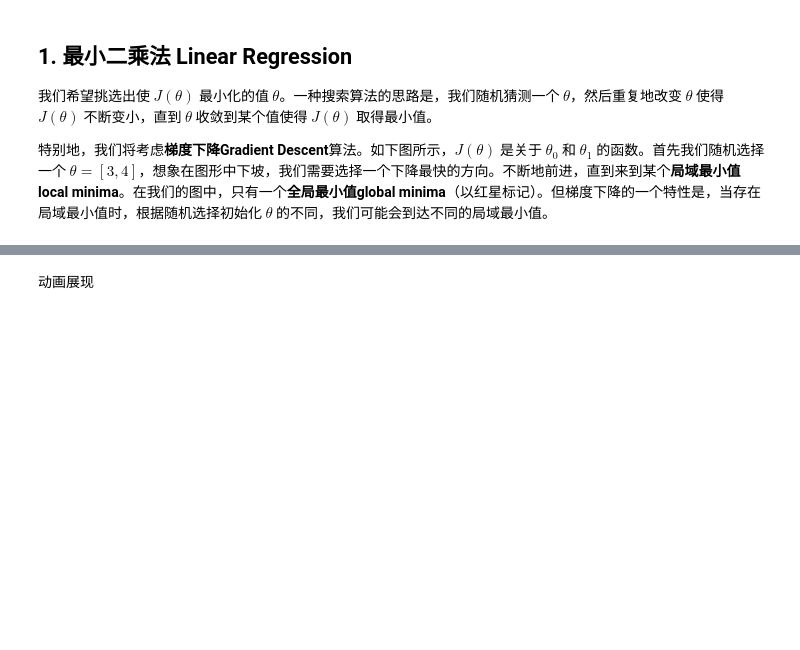
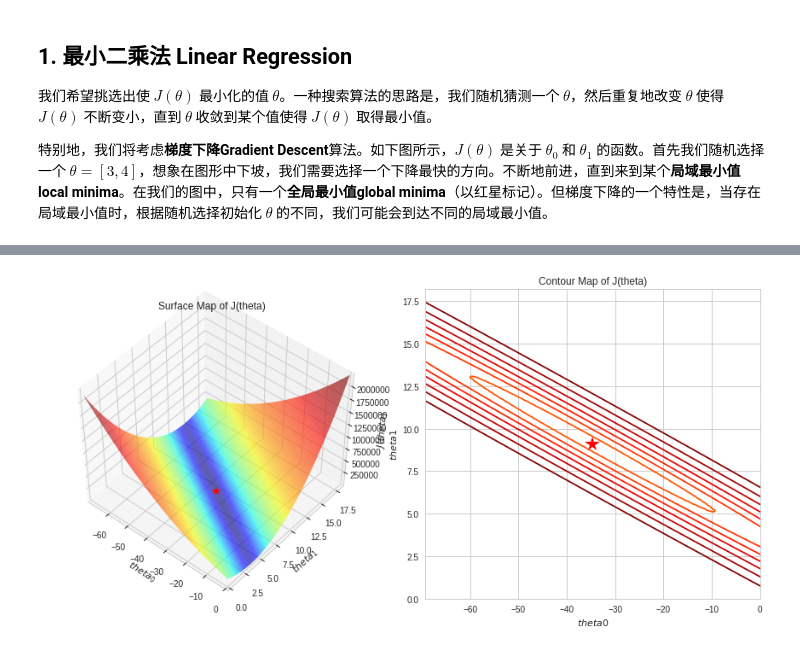
Before and after one commit to Youngyi/MachineLearning-1, a Jupyter notebook: Linear Regression.ipynb, the cells around one changed output, grey strips where cells are left out. Drawn from its saved outputs; the diff is of its cells as text; code cells hidden in the pictures; blank space fills up the shorter version.

```diff
--- a/Linear Regression.ipynb
+++ b/Linear Regression.ipynb
@@ -156,2 +102,66 @@ plt.show()
-# %% [markdown]
-动画展现
+# %%
+# 读取训练集和目标变量
+X, y = df[["RM"]].values, df["Price"].values
+m, n = X.shape
+# 增加截距列
+X_intercept = np.column_stack((np.ones((m, 1)), X))
+
+
+@np.vectorize
+def cost_function(*args):
+    """成本函数"""
+    theta = np.array(args)
+    return 0.5 * ((X_intercept @ theta - y) ** 2).sum()
+
+
+init_theta = np.array([0, 0])
+alpha = 0.00003
+improve_theta = lambda theta: theta - alpha * ((X_intercept @ theta - y) @ X_intercept)
+
+
+# 使用sklearn的LinearRegression模型，直接获取最终的theta值
+regr = LinearRegression()
+regr.fit(X, y)
+theta0_optimize, theta1_optimize = regr.intercept_, regr.coef_[0]
+minima = np.array([theta0_optimize, theta1_optimize])
+minima_ = minima.reshape(-1, 1)
+
+# 根据最优化的theta，生成以此为中心的网格数据
+step = 0.2
+theta0_min, theta0_max = theta0_optimize - math.fabs(theta0_optimize), theta0_optimize + math.fabs(theta0_optimize)
+theta1_min, theta1_max = theta1_optimize - math.fabs(theta1_optimize), theta1_optimize + math.fabs(theta1_optimize)
+theta0_range, theta1_range = np.arange(theta0_min, theta0_max + step, step), np.arange(
+    theta1_min, theta1_max + step, step)
+theta0_mat, theta1_mat = np.meshgrid(theta0_range, theta1_range)
+z = cost_function(theta0_mat.reshape(-1), theta1_mat.reshape(-1)).reshape(theta0_mat.shape)
+
+# 绘制surface平面图
+fig = plt.figure(figsize=(12, 6))
+ax1 = fig.add_subplot(1, 2, 1, projection='3d', elev=50, azim=-50)
+ax1.plot_surface(theta0_mat, theta1_mat, z, norm=LogNorm(), cmap=cm.jet, rstride=1, cstride=1, edgecolor='none',
+                       alpha=.8)
+# 最小值标记点
+ax1.plot(*minima_, cost_function(*minima_), 'r*', markersize=10)
+# 坐标名称
+ax1.set_xlabel('$theta_0$')
+ax1.set_ylabel('$theta_1$')
+ax1.set_zlabel('$J(theta)$')
+# 坐标范围
+ax1.set_xlim((theta0_min, theta0_max))
+ax1.set_ylim((theta1_min, theta1_max))
+ax1.set_title("Surface Map of J(theta)")
+
+# 绘制contour轮廓图
+ax2 = fig.add_subplot(1, 2, 2)
+ax2.contour(theta0_mat, theta1_mat, z, levels=np.logspace(0, 5, 35), norm=LogNorm(), cmap=plt.cm.jet)
+ax2.plot(*minima_, 'r*', markersize=18)
+ax2.set_xlabel('$theta0$')
+ax2.set_ylabel('$theta1$')
+ax2.set_xlim((theta0_min, theta0_max))
+ax2.set_ylim((theta1_min, theta1_max))
+ax2.set_title("Contour Map of J(theta)")
+
+plt.tight_layout()
+plt.show()
+# %% [output]
+[figure, added]
```
Also changed, not shown: parts of 10 cells of this notebook.
